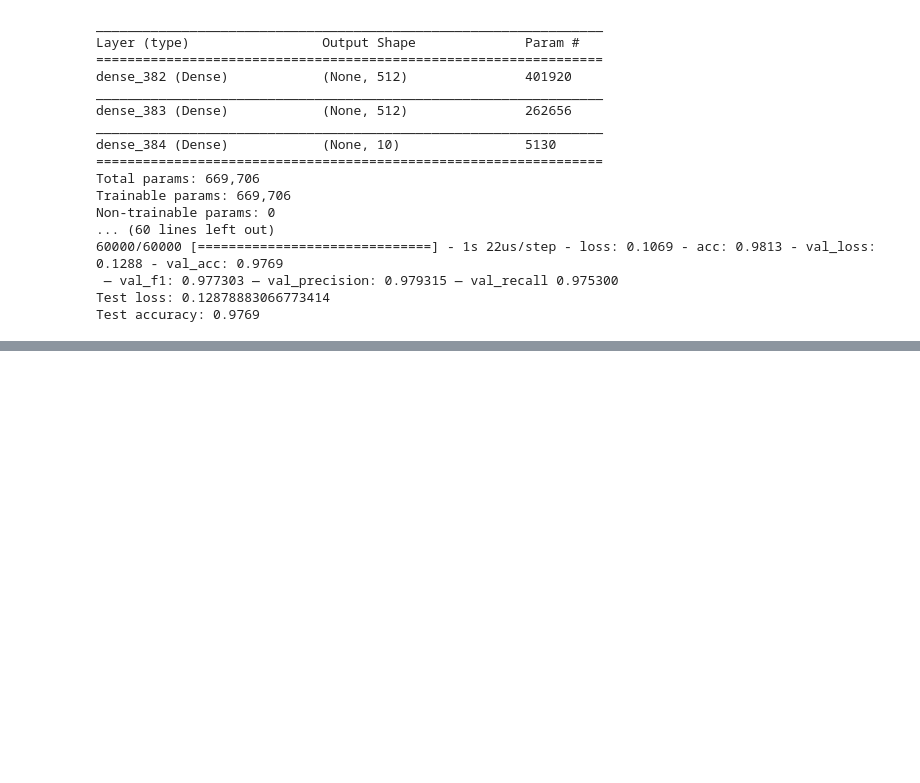
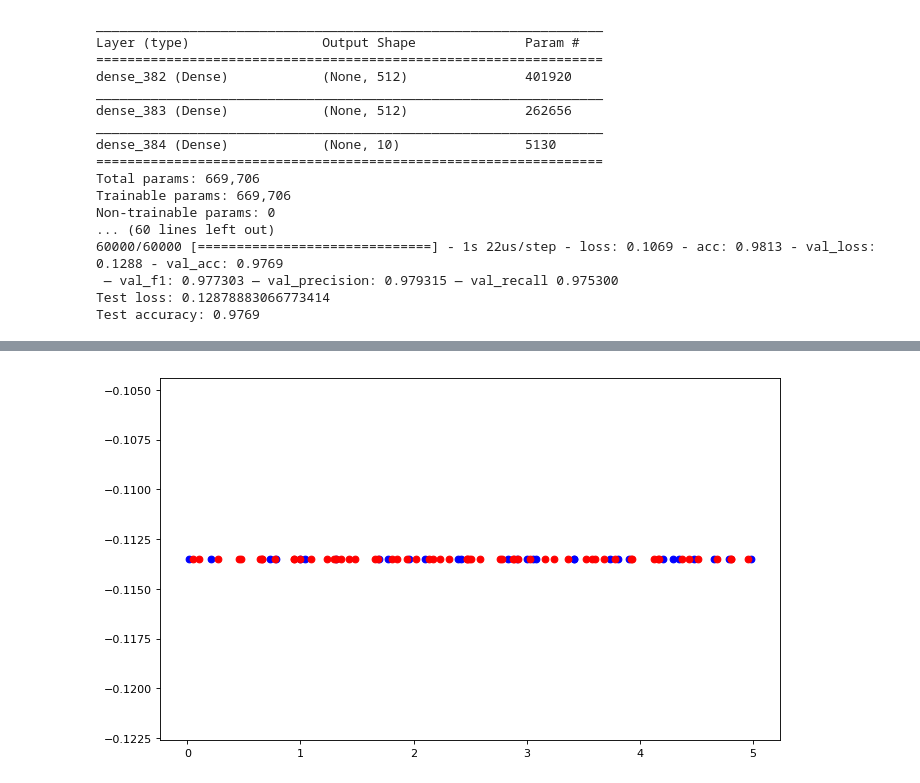
Before and after one commit to amir-rahnama/neural-network-playground, a Jupyter notebook: notebooks/MNIST L2 Regularization .ipynb, the cells around one changed output, grey strips where cells are left out. Cells and saved outputs as stored; diff of their text form; code cells hidden in the pictures; blank space fills up the shorter version.

```diff
--- a/notebooks/MNIST L2 Regularization .ipynb
+++ b/notebooks/MNIST L2 Regularization .ipynb
@@ -386,0 +665,31 @@ As you can see, still the best model performs far less than the network without
+# %%
+from matplotlib.pyplot import figure
+import matplotlib.pyplot as plt
+
+figure(num=None, figsize=(10, 6), dpi=80, facecolor='w', edgecolor='k')
+
+t = trials_2.trials
+
+x_axis = np.arange(0, 5)
+y = []
+x = []
+for tr in t:
+    y.append((tr['result']['loss']))
+    x.append(tr['misc']['vals']['l1'])
+
+t_1 = trials_3.trials
+
+y_1 = []
+x_1 = []
+
+for tr in t_1:
+    y_1.append((tr['result']['loss']))
+    x_1.append(tr['misc']['vals']['l2'])
+
+
+plt.scatter(x, y, c="blue")
+plt.scatter(x_1, y_1, c="red")
+plt.plot()
+plt.show()
+# %% [output]
+[figure, added]
```
Also changed, not shown: parts of 18 cells of this notebook.
